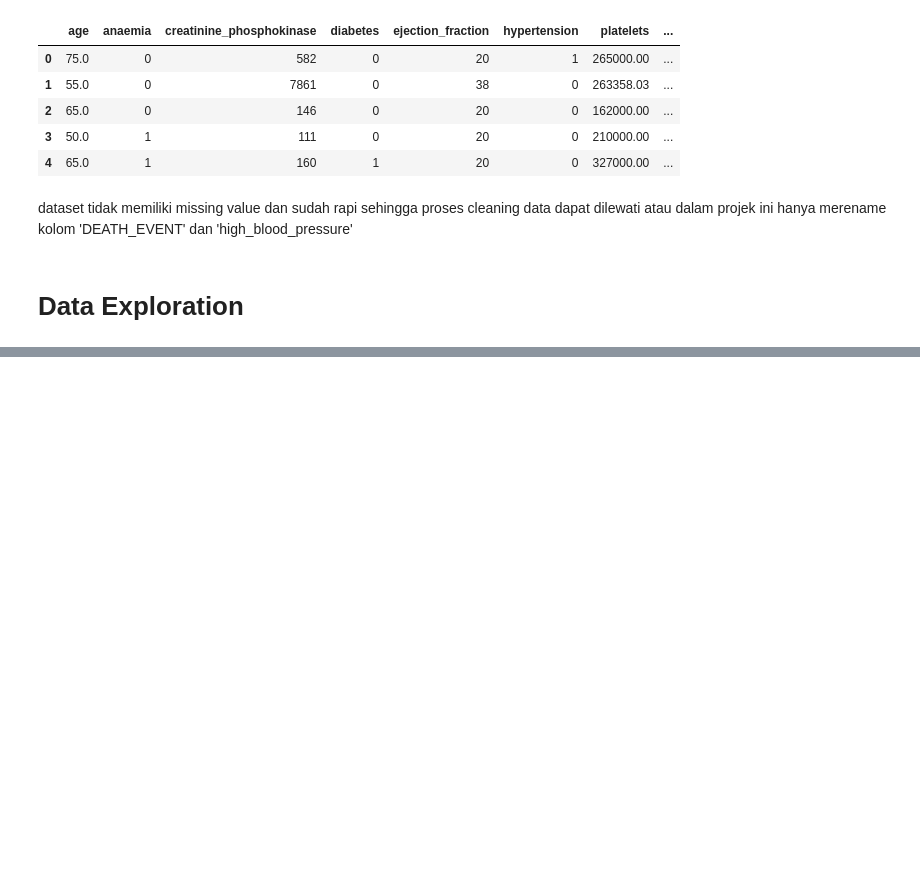
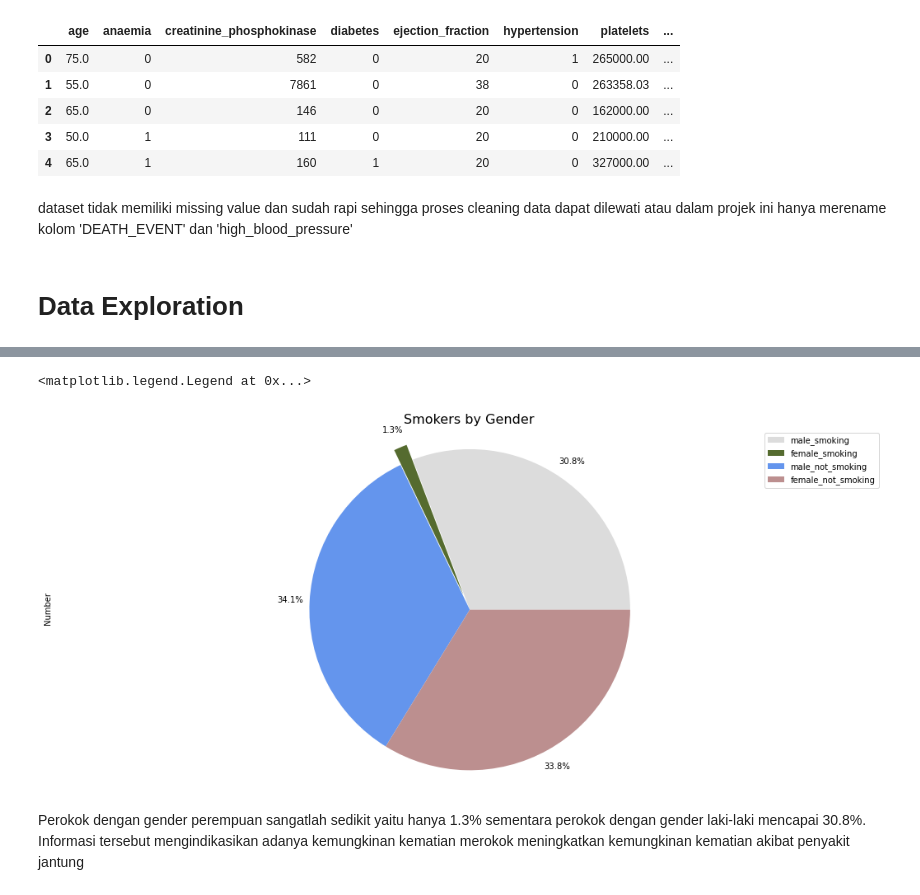
Before and after one commit to HelennaConstantia/PYTN-KampusMerdeka_FP3, a Jupyter notebook: PYTN_KampusMerdeka_fp3_Helenna Constantia.ipynb, the cells around one changed output, grey strips where cells are left out. Cells and saved outputs as stored; diff of their text form; code cells hidden in the pictures; blank space fills up the shorter version.

```diff
--- a/PYTN_KampusMerdeka_fp3_Helenna Constantia.ipynb
+++ b/PYTN_KampusMerdeka_fp3_Helenna Constantia.ipynb
@@ -140,0 +227,9 @@ dataset tidak memiliki missing value dan sudah rapi sehingga proses cleaning dat
+# %%
+male_smoking=len(male[male['smoking']==1])
+female_smoking=len(female[female['smoking']==1])
+male_not_smoking=len(male[male['smoking']==0])
+female_not_smoking=len(female[female['smoking']==0])
+df_smokingByGender=pd.DataFrame({'keterangan':['male_smoking','female_smoking','male_not_smoking','female_not_smoking'],
+                                'Number':[male_smoking,female_smoking,male_not_smoking,female_not_smoking]})
+df_smokingByGender=df_smokingByGender.set_index('keterangan')
+df_smokingByGender
@@ -140,0 +243,17 @@ dataset tidak memiliki missing value dan sudah rapi sehingga proses cleaning dat
+# %%
+#pie chart smoking by gender
+color_list2=['gainsboro','darkolivegreen','cornflowerblue','rosybrown']
+explode_list=[0,0.1,0,0]
+df_smokingByGender['Number'].plot(kind='pie', labels=None,
+                                  figsize=(18,8),autopct='%1.1f%%',
+                                 colors=color_list2,
+                                 explode=explode_list,
+                                 pctdistance=1.12)
+plt.title('Smokers by Gender', fontsize=16)
+plt.axis('equal')
+plt.legend(labels=df_smokingByGender.index)
+# %% [output]
+<matplotlib.legend.Legend at 0x...>
+[figure, added]
+# %% [markdown]
+Perokok dengan gender perempuan sangatlah sedikit yaitu hanya 1.3% sementara perokok dengan gender laki-laki mencapai 30.8%. Informasi tersebut mengindikasikan adanya kemungkinan kematian merokok meningkatkan kemungkinan kematian akibat penyakit jantung
```
Also changed, not shown: parts of 11 cells of this notebook.
